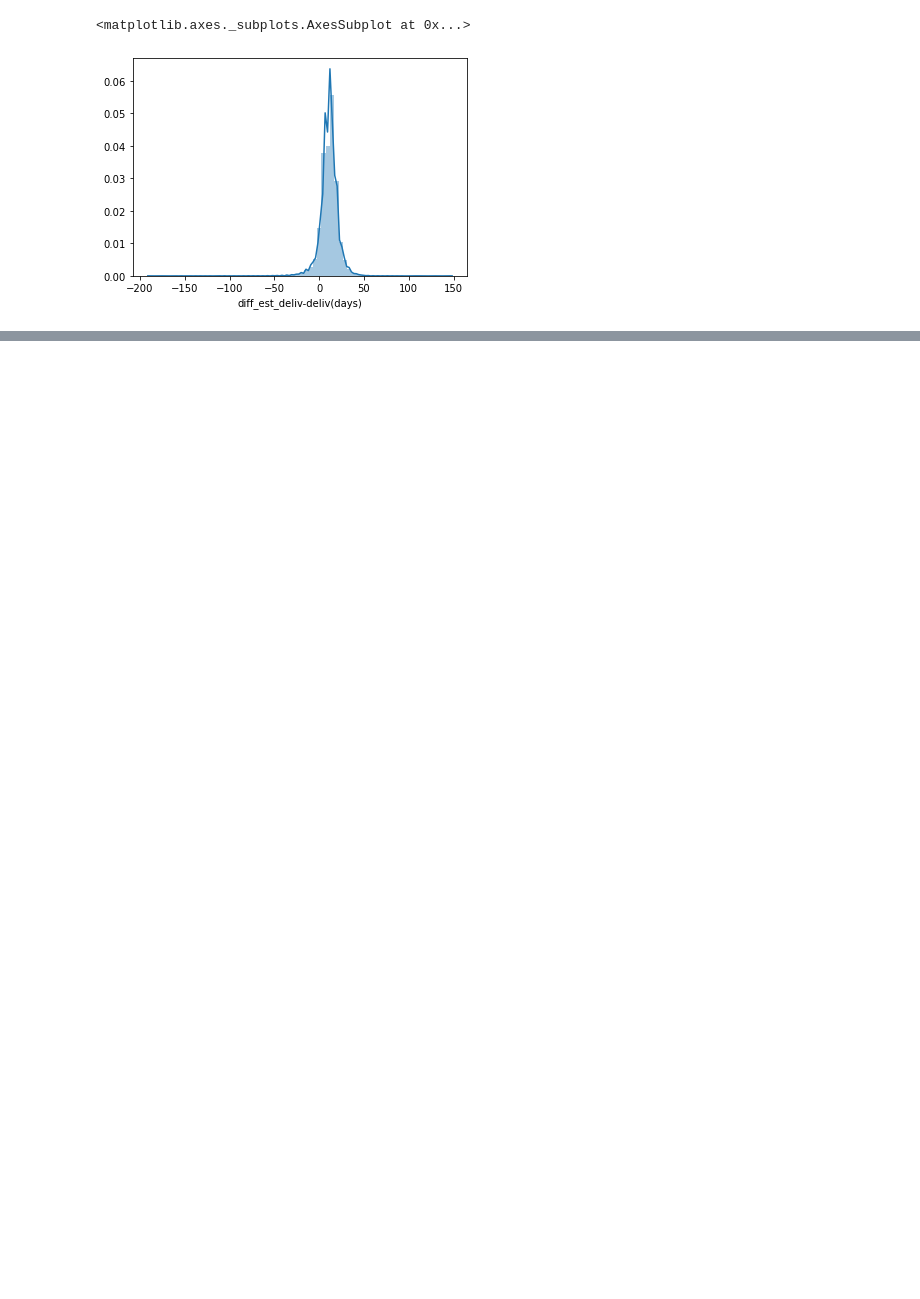
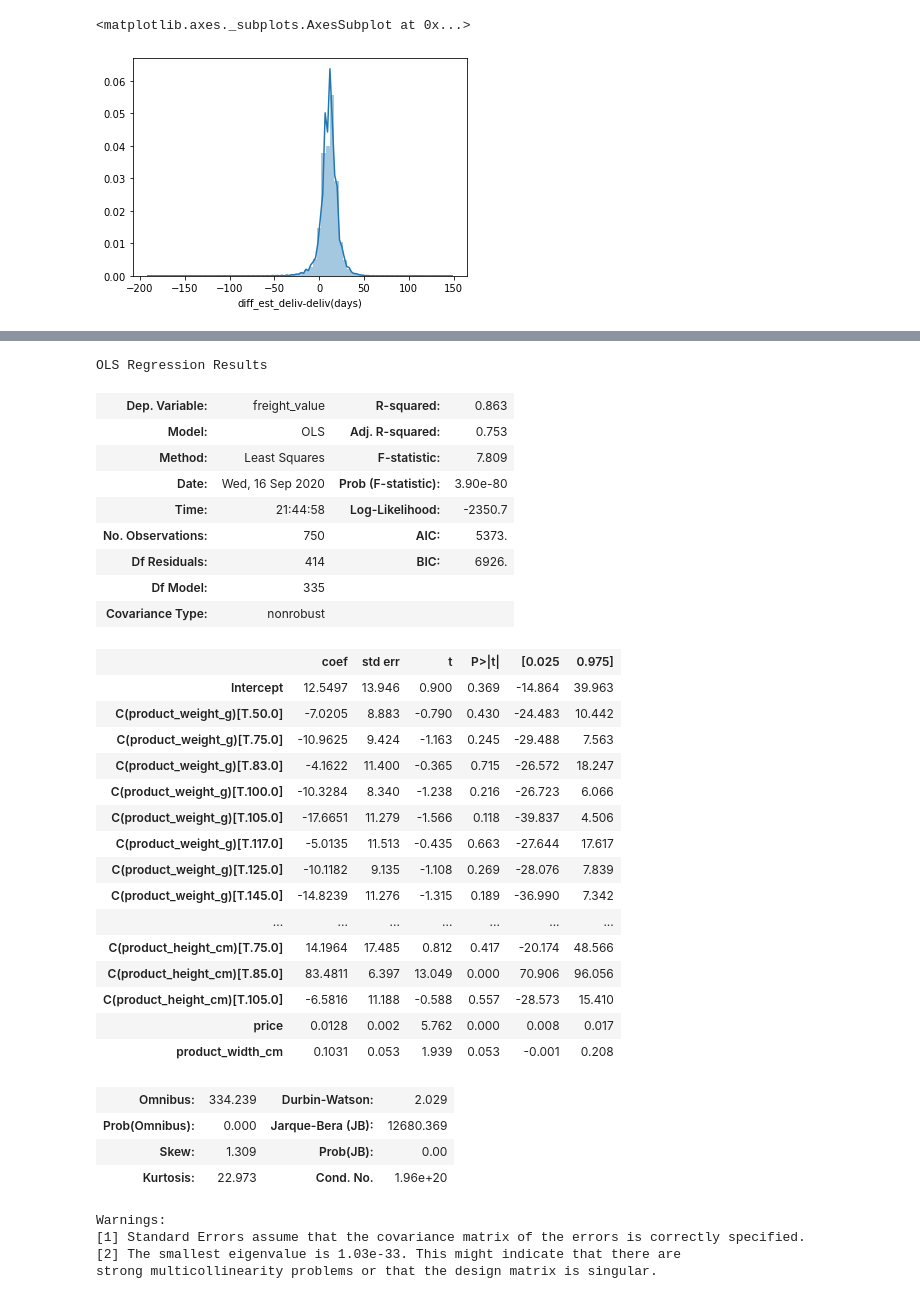
Before and after one commit to Kisazadev/Brasil, a Jupyter notebook: Brazil.ipynb, the cells around one changed output, grey strips where cells are left out. Drawn from its saved outputs; the diff is of its cells as text; code cells hidden in the pictures; blank space fills up the shorter version.

```diff
--- a/Brazil.ipynb
+++ b/Brazil.ipynb
@@ -197,0 +228,2 @@ sns.distplot(orders_test['diff_est_deliv-deliv(days)'], bins=70)
+# %%
+orders_test1 = pd.merge(orders_test1, products, on = 'product_id')
@@ -198 +277,3 @@ sns.distplot(orders_test['diff_est_deliv-deliv(days)'], bins=70)
+# %%
+rnd_smpl = orders_test1.sample(1000)
 # %%
@@ -206,3 +288,7 @@ def statsmodels_train_test_split(df, stratify=None, **kwargs):
         X_train, X_test, y_train, y_test = train_test_split(X,y,stratify=y, **kwargs)
 
     return pd.concat([X_train, y_train], axis=1), pd.concat([X_test, y_test], axis=1)
+# %%
+formula = 'freight_value ~ price + product_weight_g + product_length_cm + product_height_cm + product_width_cm'
+# %%
+train, test = statsmodels_train_test_split(rnd_smpl)
@@ -208,0 +325,38 @@ def statsmodels_train_test_split(df, stratify=None, **kwargs):
+# %%
+model = smf.ols(formula = formula, data=train).fit()
+model.summary()
+# %% [output]
+OLS Regression Results
+| Dep. Variable: | freight_value | R-squared: | 0.863 |
+| Model: | OLS | Adj. R-squared: | 0.753 |
+| Method: | Least Squares | F-statistic: | 7.809 |
+| Date: | Wed, 16 Sep 2020 | Prob (F-statistic): | 3.90e-80 |
+| Time: | 21:44:58 | Log-Likelihood: | -2350.7 |
+| No. Observations: | 750 | AIC: | 5373. |
+| Df Residuals: | 414 | BIC: | 6926. |
+| Df Model: | 335 |  |  |
+| Covariance Type: | nonrobust |  |  |
+|  | coef | std err | t | P>|t| | [0.025 | 0.975] |
+| Intercept | 12.5497 | 13.946 | 0.900 | 0.369 | -14.864 | 39.963 |
+| C(product_weight_g)[T.50.0] | -7.0205 | 8.883 | -0.790 | 0.430 | -24.483 | 10.442 |
+| C(product_weight_g)[T.75.0] | -10.9625 | 9.424 | -1.163 | 0.245 | -29.488 | 7.563 |
+| C(product_weight_g)[T.83.0] | -4.1622 | 11.400 | -0.365 | 0.715 | -26.572 | 18.247 |
+| C(product_weight_g)[T.100.0] | -10.3284 | 8.340 | -1.238 | 0.216 | -26.723 | 6.066 |
+| C(product_weight_g)[T.105.0] | -17.6651 | 11.279 | -1.566 | 0.118 | -39.837 | 4.506 |
+| C(product_weight_g)[T.117.0] | -5.0135 | 11.513 | -0.435 | 0.663 | -27.644 | 17.617 |
+| C(product_weight_g)[T.125.0] | -10.1182 | 9.135 | -1.108 | 0.269 | -28.076 | 7.839 |
+| C(product_weight_g)[T.145.0] | -14.8239 | 11.276 | -1.315 | 0.189 | -36.990 | 7.342 |
+| ... | ... | ... | ... | ... | ... | ... |
+| C(product_height_cm)[T.75.0] | 14.1964 | 17.485 | 0.812 | 0.417 | -20.174 | 48.566 |
+| C(product_height_cm)[T.85.0] | 83.4811 | 6.397 | 13.049 | 0.000 | 70.906 | 96.056 |
+| C(product_height_cm)[T.105.0] | -6.5816 | 11.188 | -0.588 | 0.557 | -28.573 | 15.410 |
+| price | 0.0128 | 0.002 | 5.762 | 0.000 | 0.008 | 0.017 |
+| product_width_cm | 0.1031 | 0.053 | 1.939 | 0.053 | -0.001 | 0.208 |
+| Omnibus: | 334.239 | Durbin-Watson: | 2.029 |
+| Prob(Omnibus): | 0.000 | Jarque-Bera (JB): | 12680.369 |
+| Skew: | 1.309 | Prob(JB): | 0.00 |
+| Kurtosis: | 22.973 | Cond. No. | 1.96e+20 |
+Warnings:
+[1] Standard Errors assume that the covariance matrix of the errors is correctly specified.
+[2] The smallest eigenvalue is 1.03e-33. This might indicate that there are
+strong multicollinearity problems or that the design matrix is singular.
```
Also changed, not shown: parts of 10 cells of this notebook.
